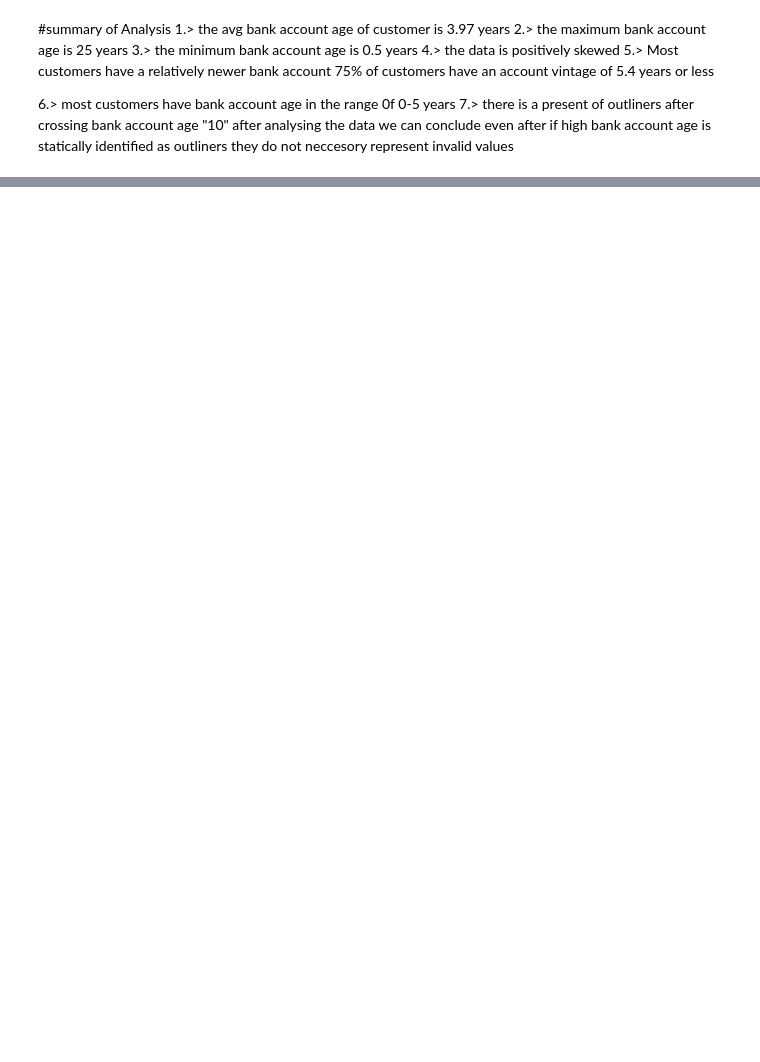
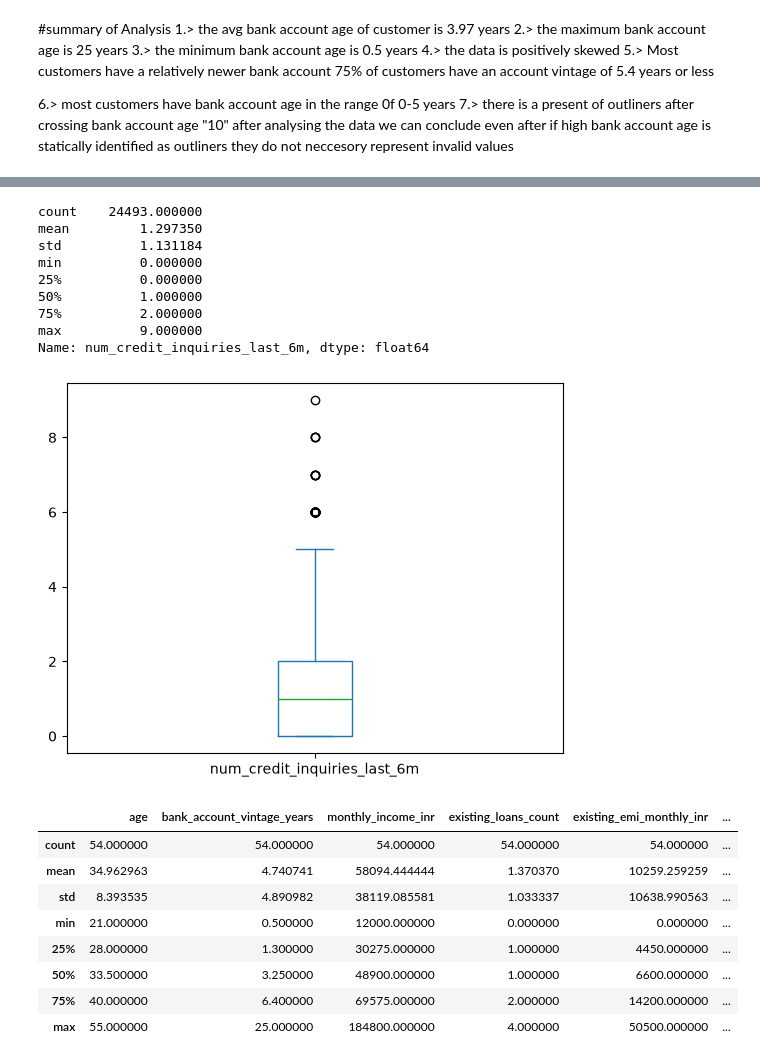
Before and after one commit to Nayan-2006-opensource/loan-default-risk-analysis, a Jupyter notebook: Notebooks/Loan_EDA.ipynb, the cells around one changed output, grey strips where cells are left out. Cells and saved outputs as stored; diff of their text form; code cells hidden in the pictures; blank space fills up the shorter version.

```diff
--- a/Notebooks/Loan_EDA.ipynb
+++ b/Notebooks/Loan_EDA.ipynb
@@ -206,0 +747,35 @@ they do not neccesory represent invalid values
+# %%
+#univariate Analysis on num_credit_inquiries_last_6m column
+display(df["num_credit_inquiries_last_6m"].describe())
+#mean-> 1.297
+#median-> 1
+#max-> 9
+#min-> 0
+#(q1,q2)-> (0,2)
+
+
+df["num_credit_inquiries_last_6m"].plot(kind="box")
+plt.show()
+#there are outlines above 6 as shown on box plot
+a=df[df["num_credit_inquiries_last_6m"]>=6]
+display(a.describe())
+# %% [output]
+count    24493.000000
+mean         1.297350
+std          1.131184
+min          0.000000
+25%          0.000000
+50%          1.000000
+75%          2.000000
+max          9.000000
+Name: num_credit_inquiries_last_6m, dtype: float64
+[figure, added]
+|  | age | bank_account_vintage_years | monthly_income_inr | existing_loans_count | existing_emi_monthly_inr | ... |
+| count | 54.000000 | 54.000000 | 54.000000 | 54.000000 | 54.000000 | ... |
+| mean | 34.962963 | 4.740741 | 58094.444444 | 1.370370 | 10259.259259 | ... |
+| std | 8.393535 | 4.890982 | 38119.085581 | 1.033337 | 10638.990563 | ... |
+| min | 21.000000 | 0.500000 | 12000.000000 | 0.000000 | 0.000000 | ... |
+| 25% | 28.000000 | 1.300000 | 30275.000000 | 1.000000 | 4450.000000 | ... |
+| 50% | 33.500000 | 3.250000 | 48900.000000 | 1.000000 | 6600.000000 | ... |
+| 75% | 40.000000 | 6.400000 | 69575.000000 | 2.000000 | 14200.000000 | ... |
+| max | 55.000000 | 25.000000 | 184800.000000 | 4.000000 | 50500.000000 | ... |
```
Also changed, not shown: parts of 19 cells of this notebook.
